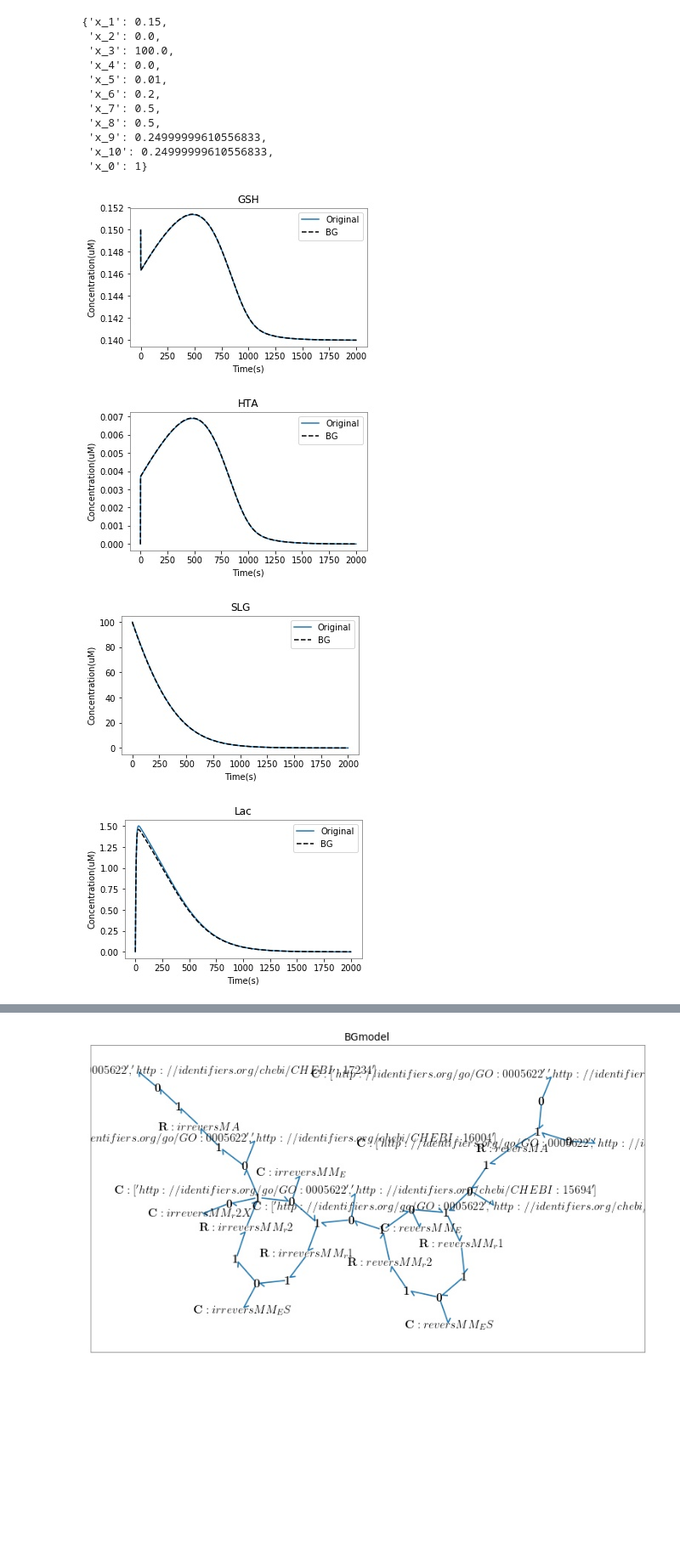
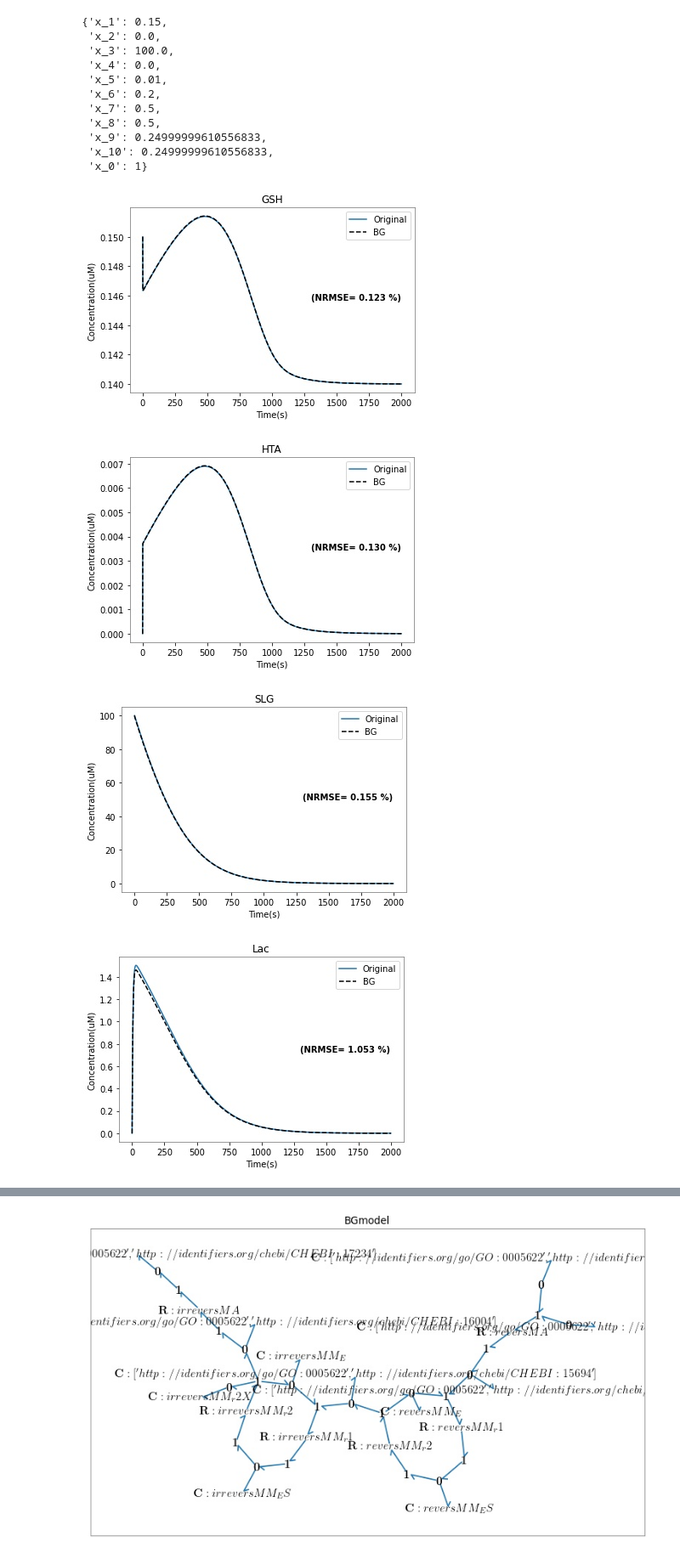
Before and after one commit to Niloofar-Sh/SBMLtoBGs, a Jupyter notebook: reversibleMA_reversibleMM_irreversibleMA_irreversibleMM/reversMAMM_irreversMMMA.ipynb, the cells around one changed output, grey strips where cells are left out. Shown: that part at 85% size. Drawn from its saved outputs; the diff is of its cells as text; code cells hidden in the pictures; blank space fills up the shorter version.

```diff
--- a/reversibleMA_reversibleMM_irreversibleMA_irreversibleMM/reversMAMM_irreversMMMA.ipynb
+++ b/reversibleMA_reversibleMM_irreversibleMA_irreversibleMM/reversMAMM_irreversMMMA.ipynb
@@ -46,8 +46,8 @@ The tests rely on tellurium to construct the models
 Since tellurium is not installed the tests can't be run
 If you want to run the tests, pip install tellurium first
 # %%
-simulations = ['/Users/nsha457/Documents/Jupyter_files/SBML_AnnotMerge/reversibleMA_reversibleMM_irreversibleMM/solutions_reversibleMMMA_irreversibleMMMA.csv']
-locations=['/Users/nsha457/Documents/Jupyter_files/SBML_AnnotMerge/reversibleMA_reversibleMM_irreversibleMM/reversibleMAMM_irreversibleMAMM.xml']
+simulations = ['/Users/nsha457/Documents/Jupyter_files/SBML_AnnotMerge/reversibleMA_reversibleMM_irreversibleMA_irreversibleMM/solutions_reversibleMMMA_irreversibleMMMA.csv']
+locations=['/Users/nsha457/Documents/Jupyter_files/SBML_AnnotMerge/reversibleMA_reversibleMM_irreversibleMA_irreversibleMM/reversibleMAMM_irreversibleMAMM.xml']
 # %%
 def watchdog(idAndAnnotations):
 
@@ -1241,29 +1241,40 @@ x_0
 # %%
 t_span = [0,2000]
 t, x = bgt.simulate(BGmodel, timespan=t_span, control_vars={}, x0=x_0, dt=1)
+# %%
+# Computing NRMSE
+
+NRMSE={}
+for stateVar,i in zip(BGmodel.state_vars,range(len(BGmodel.state_vars))):
+    for ids in idAndAnnotations:
+        if str(BGmodel.state_vars[stateVar][0].name) == str(idAndAnnotations[ids]):
+            RMSE=np.sqrt(sum([(a-b)**2 for a,b in zip(x[:,i],unifiedSolution[ids])])/len(x[:,i]))
+            RMSE_percent=RMSE/(max(unifiedSolution[ids])-min(unifiedSolution[ids]))*100
+            NRMSE[ids]=RMSE_percent
 # %%
 %config InlineBackend.figure_format = 'jpg'
-rcParams['figure.figsize'] = 5, 3
+rcParams['figure.figsize'] = 6,4
 plt.rcParams['axes.facecolor'] = 'white'
 plt.rc('axes',edgecolor='grey')
 
 font = font_manager.FontProperties(family='Times New Roman',
                                    weight='bold',
                                    style='normal', size=12)
 plt.close('all')
 for stateVar,i in zip(BGmodel.state_vars,range(len(BGmodel.state_vars))):
     for ids in idAndAnnotations:
         if str(BGmodel.state_vars[stateVar][0].name) == str(idAndAnnotations[ids]):
 
             plt.figure()
             plt.title(ids)
             plt.plot(unifiedSolution['Time'],unifiedSolution[ids],label='Original')
             plt.plot(t,x[:,i],'k--',label='BG')
             plt.legend(loc='upper right')
             plt.ylabel('Concentration(uM)')
             plt.xlabel('Time(s)')
+            plt.text(1300,0.5*(max(x[:,i])-min(x[:,i]))+min(x[:,i]), "(NRMSE= {:.3f} %)".format(NRMSE[ids]), fontsize='10',fontweight='bold')
 # %% [output]
-[figure, old version]
+[figure, new version]
-[figure, old version]
+[figure, new version]
-[figure, old version]
+[figure, new version]
-[figure, old version]
+[figure, new version]
```
Also changed, not shown: parts of 1 cell of this notebook, 1 other file.
